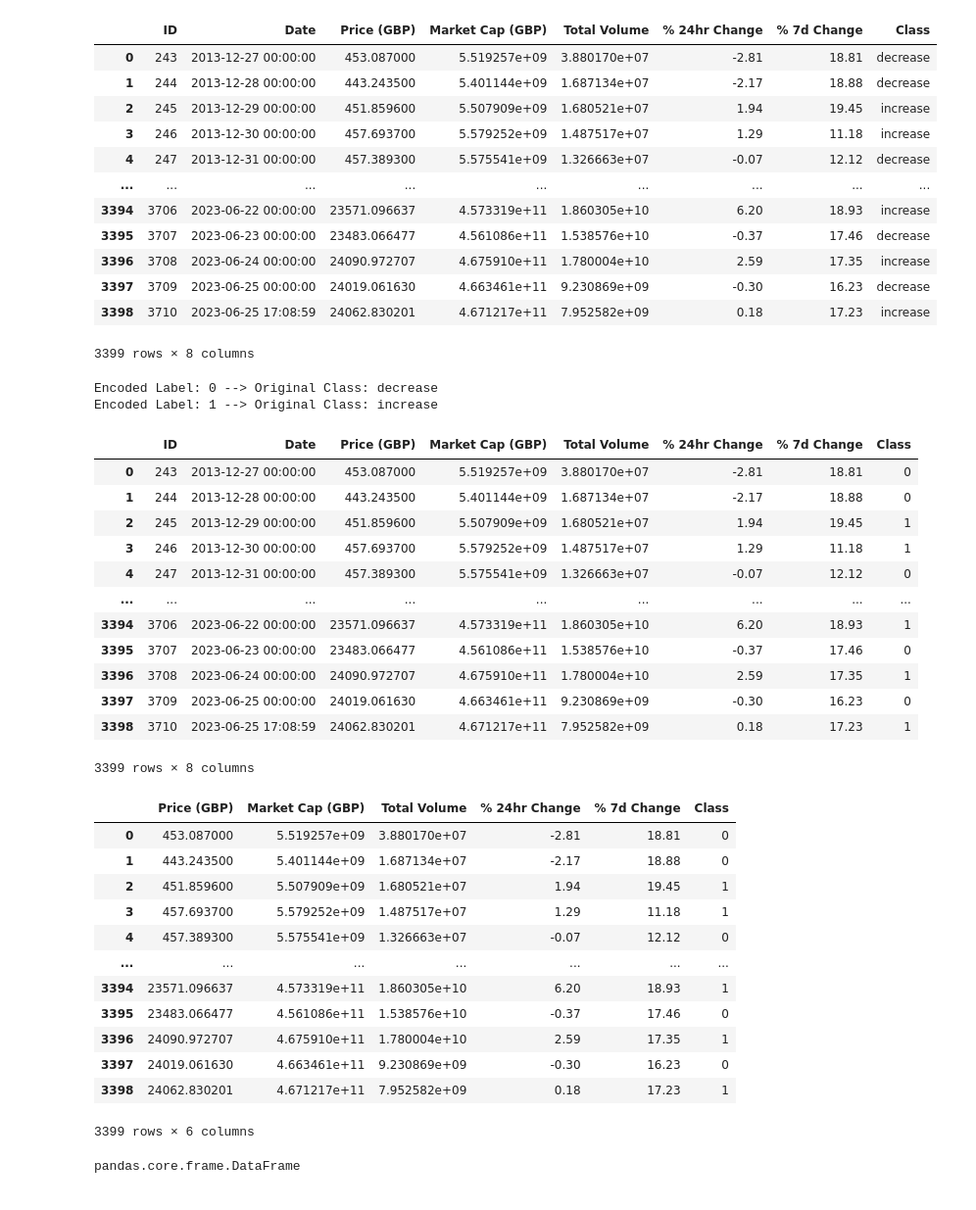
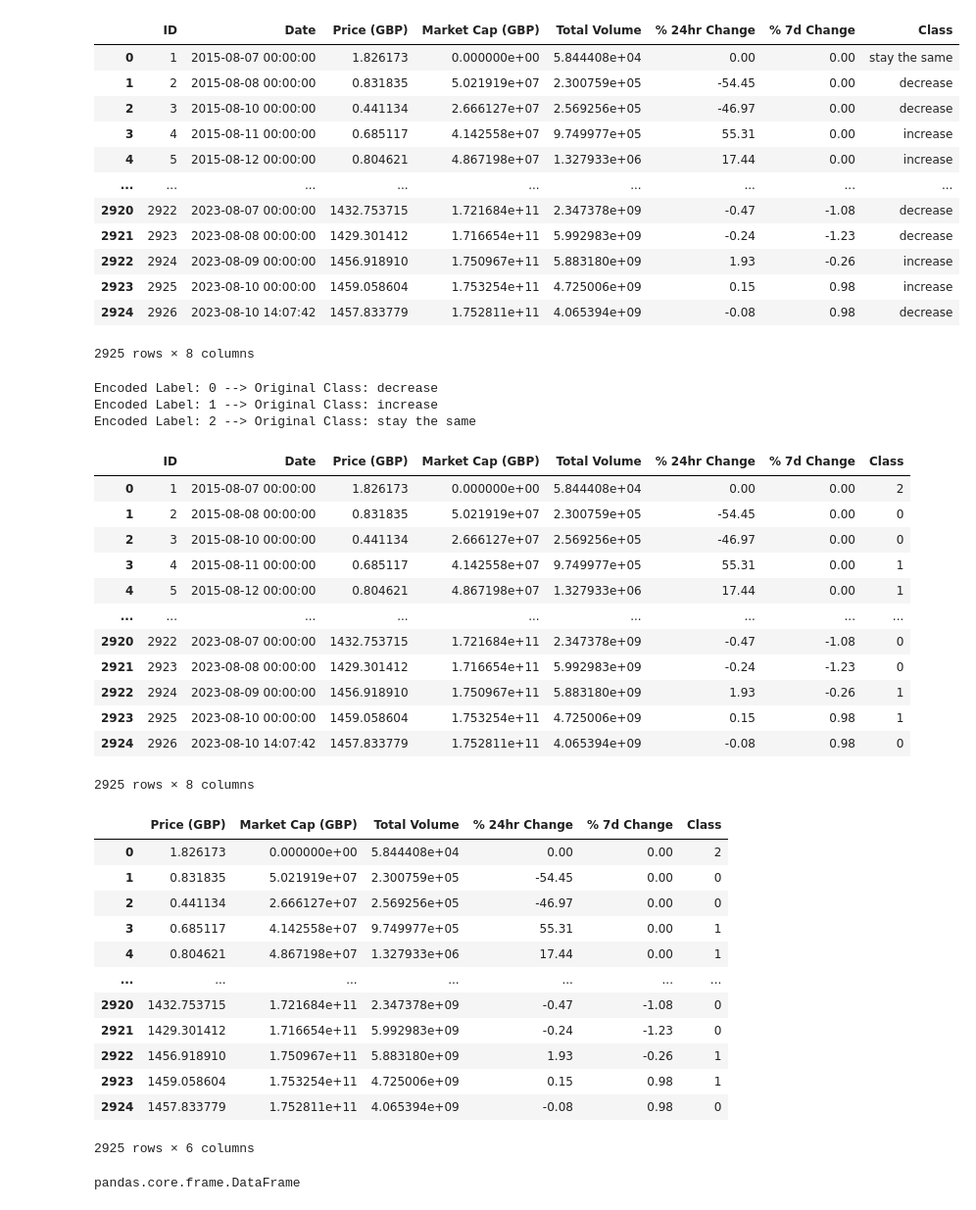
Before and after one commit to remediios/cryptocurrency-trading, a Jupyter notebook: data-mining/bitcoin/naive-bayes/NB-model-btc.ipynb, the cells around one changed output. Shown: that part at 98% size. Drawn from its saved outputs; the diff is of its cells as text; code cells hidden in the pictures.

```diff
--- a/data-mining/bitcoin/naive-bayes/NB-model-btc.ipynb
+++ b/data-mining/bitcoin/naive-bayes/NB-model-btc.ipynb
@@ -1,28 +1,28 @@
 # %%
 import pandas as pd
 from sklearn.preprocessing import StandardScaler
 from sklearn.model_selection import train_test_split
 from sklearn.naive_bayes import GaussianNB, MultinomialNB, ComplementNB
 from sklearn.metrics import accuracy_score
 import numpy as np
 import matplotlib.pyplot as plt
 
-btc_data = pd.read_csv('../btc.csv')
+btc_data = pd.read_csv('../../filtered_data/eth_daily_filtered.csv')
 btc_data
 # %% [output]
 |  | ID | Date | Price (GBP) | Market Cap (GBP) | Total Volume | % 24hr Change | % 7d Change | Class |
-| 0 | 243 | 2013-12-27 00:00:00 | 453.087000 | 5.519257e+09 | 3.880170e+07 | -2.81 | 18.81 | decrease |
-| 1 | 244 | 2013-12-28 00:00:00 | 443.243500 | 5.401144e+09 | 1.687134e+07 | -2.17 | 18.88 | decrease |
-| 2 | 245 | 2013-12-29 00:00:00 | 451.859600 | 5.507909e+09 | 1.680521e+07 | 1.94 | 19.45 | increase |
-| 3 | 246 | 2013-12-30 00:00:00 | 457.693700 | 5.579252e+09 | 1.487517e+07 | 1.29 | 11.18 | increase |
-| 4 | 247 | 2013-12-31 00:00:00 | 457.389300 | 5.575541e+09 | 1.326663e+07 | -0.07 | 12.12 | decrease |
+| 0 | 1 | 2015-08-07 00:00:00 | 1.826173 | 0.000000e+00 | 5.844408e+04 | 0.00 | 0.00 | stay the same |
+| 1 | 2 | 2015-08-08 00:00:00 | 0.831835 | 5.021919e+07 | 2.300759e+05 | -54.45 | 0.00 | decrease |
+| 2 | 3 | 2015-08-10 00:00:00 | 0.441134 | 2.666127e+07 | 2.569256e+05 | -46.97 | 0.00 | decrease |
+| 3 | 4 | 2015-08-11 00:00:00 | 0.685117 | 4.142558e+07 | 9.749977e+05 | 55.31 | 0.00 | increase |
+| 4 | 5 | 2015-08-12 00:00:00 | 0.804621 | 4.867198e+07 | 1.327933e+06 | 17.44 | 0.00 | increase |
 | ... | ... | ... | ... | ... | ... | ... | ... | ... |
-| 3394 | 3706 | 2023-06-22 00:00:00 | 23571.096637 | 4.573319e+11 | 1.860305e+10 | 6.20 | 18.93 | increase |
-| 3395 | 3707 | 2023-06-23 00:00:00 | 23483.066477 | 4.561086e+11 | 1.538576e+10 | -0.37 | 17.46 | decrease |
-| 3396 | 3708 | 2023-06-24 00:00:00 | 24090.972707 | 4.675910e+11 | 1.780004e+10 | 2.59 | 17.35 | increase |
-| 3397 | 3709 | 2023-06-25 00:00:00 | 24019.061630 | 4.663461e+11 | 9.230869e+09 | -0.30 | 16.23 | decrease |
-| 3398 | 3710 | 2023-06-25 17:08:59 | 24062.830201 | 4.671217e+11 | 7.952582e+09 | 0.18 | 17.23 | increase |
+| 2920 | 2922 | 2023-08-07 00:00:00 | 1432.753715 | 1.721684e+11 | 2.347378e+09 | -0.47 | -1.08 | decrease |
+| 2921 | 2923 | 2023-08-08 00:00:00 | 1429.301412 | 1.716654e+11 | 5.992983e+09 | -0.24 | -1.23 | decrease |
+| 2922 | 2924 | 2023-08-09 00:00:00 | 1456.918910 | 1.750967e+11 | 5.883180e+09 | 1.93 | -0.26 | increase |
+| 2923 | 2925 | 2023-08-10 00:00:00 | 1459.058604 | 1.753254e+11 | 4.725006e+09 | 0.15 | 0.98 | increase |
+| 2924 | 2926 | 2023-08-10 14:07:42 | 1457.833779 | 1.752811e+11 | 4.065394e+09 | -0.08 | 0.98 | decrease |
-3399 rows × 8 columns
+2925 rows × 8 columns
 # %%
 from sklearn.preprocessing import LabelEncoder
 
@@ -41,19 +41,20 @@ btc_data
 # %% [output]
 Encoded Label: 0 --> Original Class: decrease
 Encoded Label: 1 --> Original Class: increase
+Encoded Label: 2 --> Original Class: stay the same
 |  | ID | Date | Price (GBP) | Market Cap (GBP) | Total Volume | % 24hr Change | % 7d Change | Class |
-| 0 | 243 | 2013-12-27 00:00:00 | 453.087000 | 5.519257e+09 | 3.880170e+07 | -2.81 | 18.81 | 0 |
-| 1 | 244 | 2013-12-28 00:00:00 | 443.243500 | 5.401144e+09 | 1.687134e+07 | -2.17 | 18.88 | 0 |
-| 2 | 245 | 2013-12-29 00:00:00 | 451.859600 | 5.507909e+09 | 1.680521e+07 | 1.94 | 19.45 | 1 |
-| 3 | 246 | 2013-12-30 00:00:00 | 457.693700 | 5.579252e+09 | 1.487517e+07 | 1.29 | 11.18 | 1 |
-| 4 | 247 | 2013-12-31 00:00:00 | 457.389300 | 5.575541e+09 | 1.326663e+07 | -0.07 | 12.12 | 0 |
+| 0 | 1 | 2015-08-07 00:00:00 | 1.826173 | 0.000000e+00 | 5.844408e+04 | 0.00 | 0.00 | 2 |
+| 1 | 2 | 2015-08-08 00:00:00 | 0.831835 | 5.021919e+07 | 2.300759e+05 | -54.45 | 0.00 | 0 |
+| 2 | 3 | 2015-08-10 00:00:00 | 0.441134 | 2.666127e+07 | 2.569256e+05 | -46.97 | 0.00 | 0 |
+| 3 | 4 | 2015-08-11 00:00:00 | 0.685117 | 4.142558e+07 | 9.749977e+05 | 55.31 | 0.00 | 1 |
+| 4 | 5 | 2015-08-12 00:00:00 | 0.804621 | 4.867198e+07 | 1.327933e+06 | 17.44 | 0.00 | 1 |
 | ... | ... | ... | ... | ... | ... | ... | ... | ... |
-| 3394 | 3706 | 2023-06-22 00:00:00 | 23571.096637 | 4.573319e+11 | 1.860305e+10 | 6.20 | 18.93 | 1 |
-| 3395 | 3707 | 2023-06-23 00:00:00 | 23483.066477 | 4.561086e+11 | 1.538576e+10 | -0.37 | 17.46 | 0 |
-| 3396 | 3708 | 2023-06-24 00:00:00 | 24090.972707 | 4.675910e+11 | 1.780004e+10 | 2.59 | 17.35 | 1 |
-| 3397 | 3709 | 2023-06-25 00:00:00 | 24019.061630 | 4.663461e+11 | 9.230869e+09 | -0.30 | 16.23 | 0 |
-| 3398 | 3710 | 2023-06-25 17:08:59 | 24062.830201 | 4.671217e+11 | 7.952582e+09 | 0.18 | 17.23 | 1 |
+| 2920 | 2922 | 2023-08-07 00:00:00 | 1432.753715 | 1.721684e+11 | 2.347378e+09 | -0.47 | -1.08 | 0 |
+| 2921 | 2923 | 2023-08-08 00:00:00 | 1429.301412 | 1.716654e+11 | 5.992983e+09 | -0.24 | -1.23 | 0 |
+| 2922 | 2924 | 2023-08-09 00:00:00 | 1456.918910 | 1.750967e+11 | 5.883180e+09 | 1.93 | -0.26 | 1 |
+| 2923 | 2925 | 2023-08-10 00:00:00 | 1459.058604 | 1.753254e+11 | 4.725006e+09 | 0.15 | 0.98 | 1 |
+| 2924 | 2926 | 2023-08-10 14:07:42 | 1457.833779 | 1.752811e+11 | 4.065394e+09 | -0.08 | 0.98 | 0 |
-3399 rows × 8 columns
+2925 rows × 8 columns
 # %%
 selected_columns= btc_data.iloc[:, [2, 3, 4, 5, 6, 7]]
 
@@ -64,18 +65,18 @@ y= selected_columns.iloc[:, -1]   # Target label (column 7)# Standardize the dat
 selected_columns
 # %% [output]
 |  | Price (GBP) | Market Cap (GBP) | Total Volume | % 24hr Change | % 7d Change | Class |
-| 0 | 453.087000 | 5.519257e+09 | 3.880170e+07 | -2.81 | 18.81 | 0 |
-| 1 | 443.243500 | 5.401144e+09 | 1.687134e+07 | -2.17 | 18.88 | 0 |
-| 2 | 451.859600 | 5.507909e+09 | 1.680521e+07 | 1.94 | 19.45 | 1 |
-| 3 | 457.693700 | 5.579252e+09 | 1.487517e+07 | 1.29 | 11.18 | 1 |
-| 4 | 457.389300 | 5.575541e+09 | 1.326663e+07 | -0.07 | 12.12 | 0 |
+| 0 | 1.826173 | 0.000000e+00 | 5.844408e+04 | 0.00 | 0.00 | 2 |
+| 1 | 0.831835 | 5.021919e+07 | 2.300759e+05 | -54.45 | 0.00 | 0 |
+| 2 | 0.441134 | 2.666127e+07 | 2.569256e+05 | -46.97 | 0.00 | 0 |
+| 3 | 0.685117 | 4.142558e+07 | 9.749977e+05 | 55.31 | 0.00 | 1 |
+| 4 | 0.804621 | 4.867198e+07 | 1.327933e+06 | 17.44 | 0.00 | 1 |
 | ... | ... | ... | ... | ... | ... | ... |
-| 3394 | 23571.096637 | 4.573319e+11 | 1.860305e+10 | 6.20 | 18.93 | 1 |
-| 3395 | 23483.066477 | 4.561086e+11 | 1.538576e+10 | -0.37 | 17.46 | 0 |
-| 3396 | 24090.972707 | 4.675910e+11 | 1.780004e+10 | 2.59 | 17.35 | 1 |
-| 3397 | 24019.061630 | 4.663461e+11 | 9.230869e+09 | -0.30 | 16.23 | 0 |
-| 3398 | 24062.830201 | 4.671217e+11 | 7.952582e+09 | 0.18 | 17.23 | 1 |
+| 2920 | 1432.753715 | 1.721684e+11 | 2.347378e+09 | -0.47 | -1.08 | 0 |
+| 2921 | 1429.301412 | 1.716654e+11 | 5.992983e+09 | -0.24 | -1.23 | 0 |
+| 2922 | 1456.918910 | 1.750967e+11 | 5.883180e+09 | 1.93 | -0.26 | 1 |
+| 2923 | 1459.058604 | 1.753254e+11 | 4.725006e+09 | 0.15 | 0.98 | 1 |
+| 2924 | 1457.833779 | 1.752811e+11 | 4.065394e+09 | -0.08 | 0.98 | 0 |
-3399 rows × 6 columns
+2925 rows × 6 columns
 # %%
 from sklearn.preprocessing import MinMaxScaler
 
```
Also changed, not shown: parts of 4 cells of this notebook, 10 other files.
